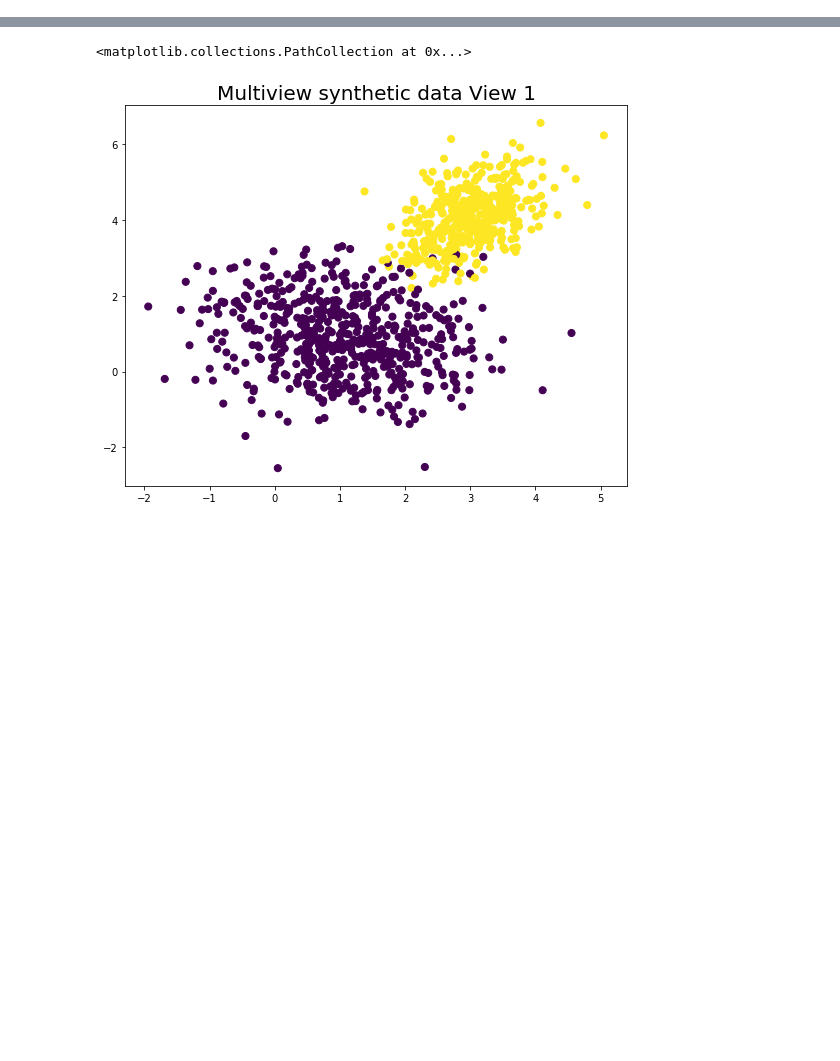
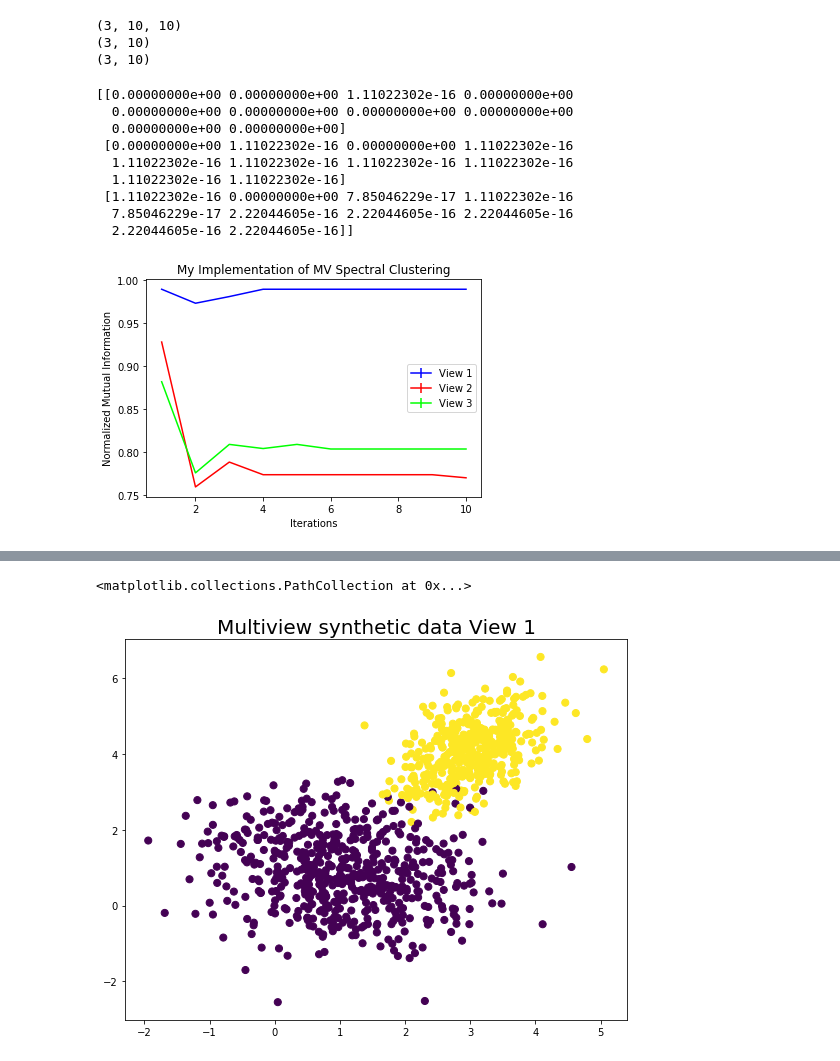
Before and after one commit to cameronfr/mvlearn, a Jupyter notebook: Mult_Clustering/Sandbox/SpectralClustering/MultiviewSpectralClustering2.ipynb, the cells around one changed output, grey strips where cells are left out. Drawn from its saved outputs; the diff is of its cells as text; code cells hidden in the pictures; blank space fills up the shorter version.

```diff
--- a/Mult_Clustering/Sandbox/SpectralClustering/MultiviewSpectralClustering2.ipynb
+++ b/Mult_Clustering/Sandbox/SpectralClustering/MultiviewSpectralClustering2.ipynb
@@ -173,3 +172,36 @@ print(nmi_vals.shape)
+# %%
+nmi_vals = np.array(nmi_list).transpose()
+print(nmi_vals.shape)
+nmi_ave = np.mean(nmi_vals, axis=2)
+nmi_std = np.std(nmi_vals, axis=2)
+print(nmi_std.shape)
+print(nmi_ave.shape)
+# %% [output]
+(3, 10, 10)
+(3, 10)
+(3, 10)
+# %%
+# My implementation
+print(nmi_std)
+plt.errorbar(x_vals, nmi_ave[0], yerr=nmi_std[0], color='b')
+plt.errorbar(x_vals, nmi_ave[1], yerr=nmi_std[1], color='r')
+plt.errorbar(x_vals, nmi_ave[2], yerr=nmi_std[2], color='lime')
+plt.xlabel('Iterations')
+plt.ylabel('Normalized Mutual Information')
+plt.legend(['View 1','View 2','View 3'])
+plt.title('My Implementation of MV Spectral Clustering')
+plt.show()
+# %% [output]
+[[0.00000000e+00 0.00000000e+00 1.11022302e-16 0.00000000e+00
+  0.00000000e+00 0.00000000e+00 0.00000000e+00 0.00000000e+00
+  0.00000000e+00 0.00000000e+00]
+ [0.00000000e+00 1.11022302e-16 0.00000000e+00 1.11022302e-16
+  1.11022302e-16 1.11022302e-16 1.11022302e-16 1.11022302e-16
+  1.11022302e-16 1.11022302e-16]
+ [1.11022302e-16 0.00000000e+00 7.85046229e-17 1.11022302e-16
+  7.85046229e-17 2.22044605e-16 2.22044605e-16 2.22044605e-16
+  2.22044605e-16 2.22044605e-16]]
+[figure, added]
 # %%
 # My implementation
 x_vals = list(range(1,11))
```
Also changed, not shown: parts of 6 cells of this notebook.
